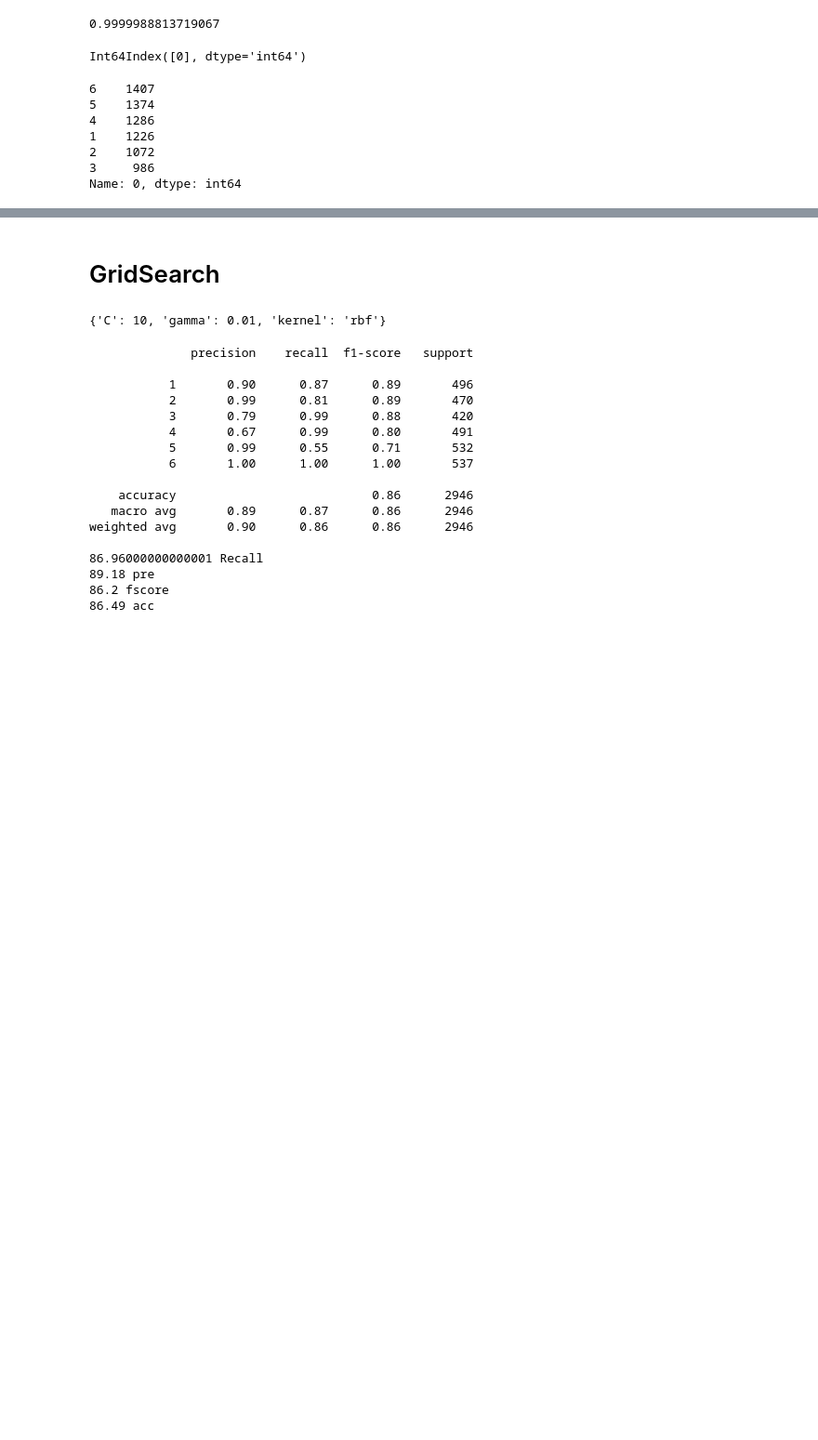
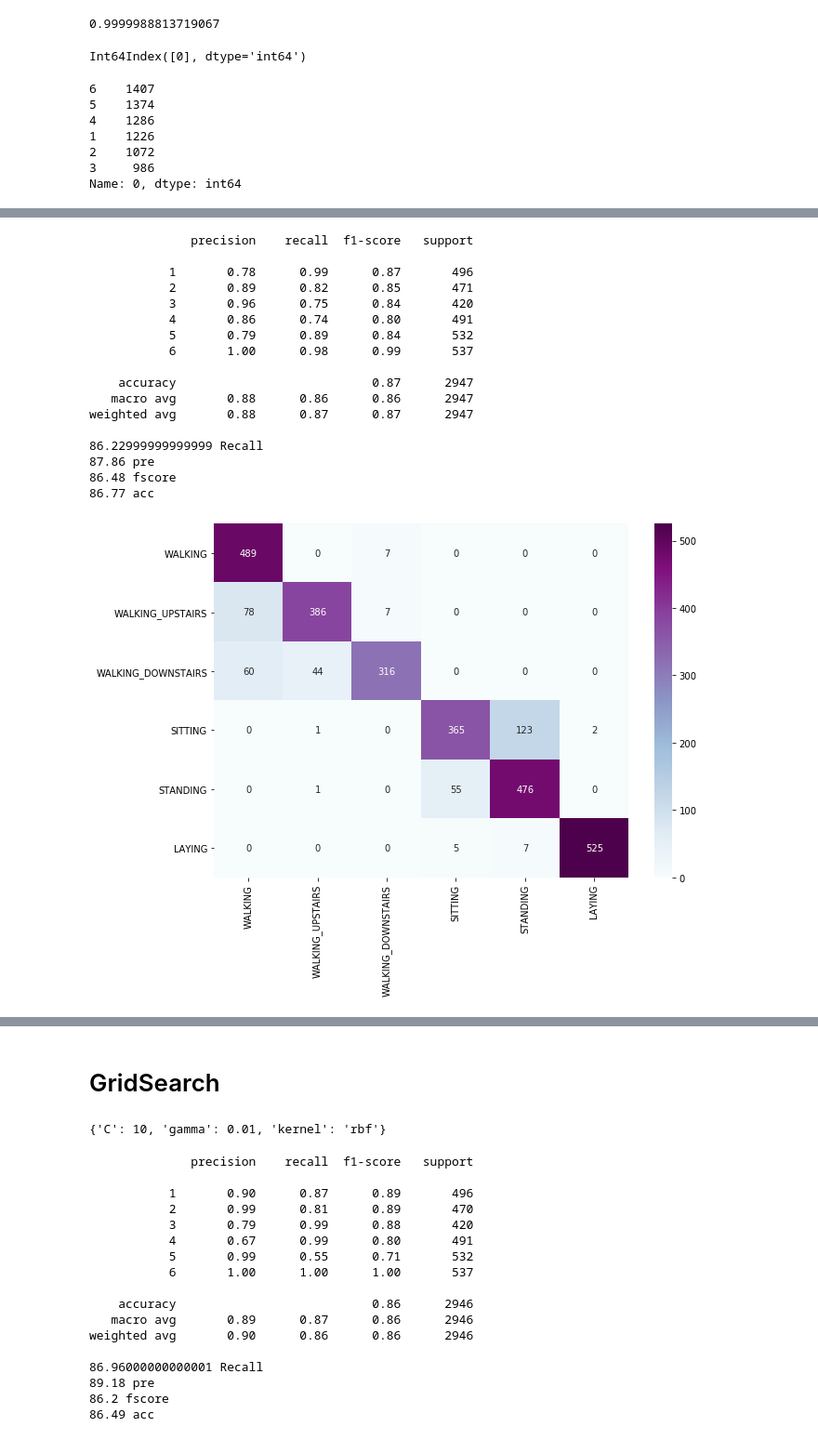
Before and after one commit to almakhann/diplom, a Jupyter notebook: diploma.ipynb, the cells around one changed output, grey strips where cells are left out. Shown at 93% size. Cells and saved outputs as stored; diff of their text form; code cells hidden in the pictures; blank space fills up the shorter version.

```diff
--- a/diploma.ipynb
+++ b/diploma.ipynb
@@ -201,0 +201,22 @@ d
+# %%
+knn = KNeighborsClassifier(metric= 'manhattan', n_neighbors = 15, weights = 'distance')
+results(knn, X_train_pca, y_train ,X_test_pca, y_test)
+# %% [output]
+              precision    recall  f1-score   support
+
+           1       0.78      0.99      0.87       496
+           2       0.89      0.82      0.85       471
+           3       0.96      0.75      0.84       420
+           4       0.86      0.74      0.80       491
+           5       0.79      0.89      0.84       532
+           6       1.00      0.98      0.99       537
+
+    accuracy                           0.87      2947
+   macro avg       0.88      0.86      0.86      2947
+weighted avg       0.88      0.87      0.87      2947
+
+86.22999999999999 Recall
+87.86 pre
+86.48 fscore
+86.77 acc
+[figure, added]
```
Also changed, not shown: parts of 28 cells of this notebook, 24 other files.
